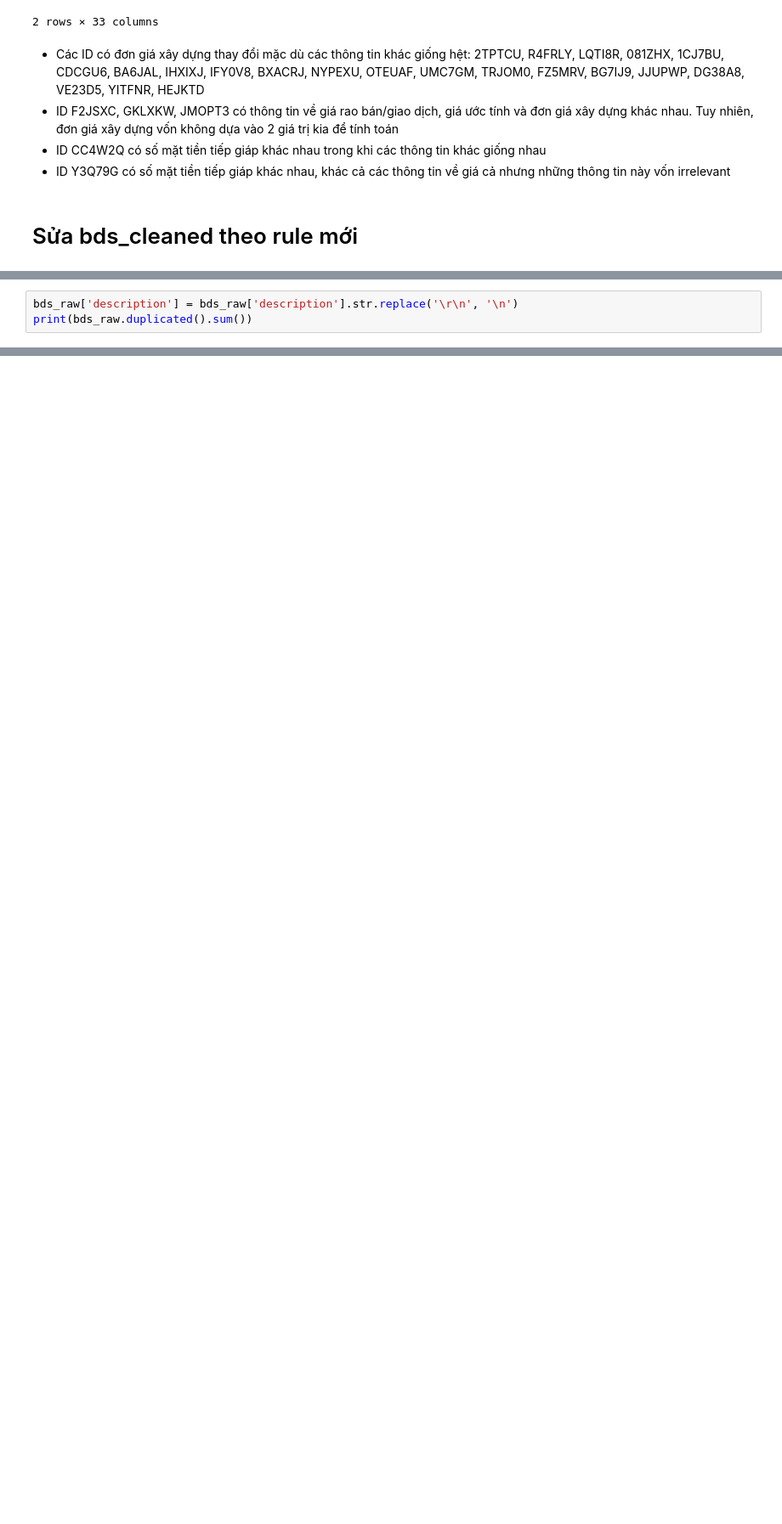
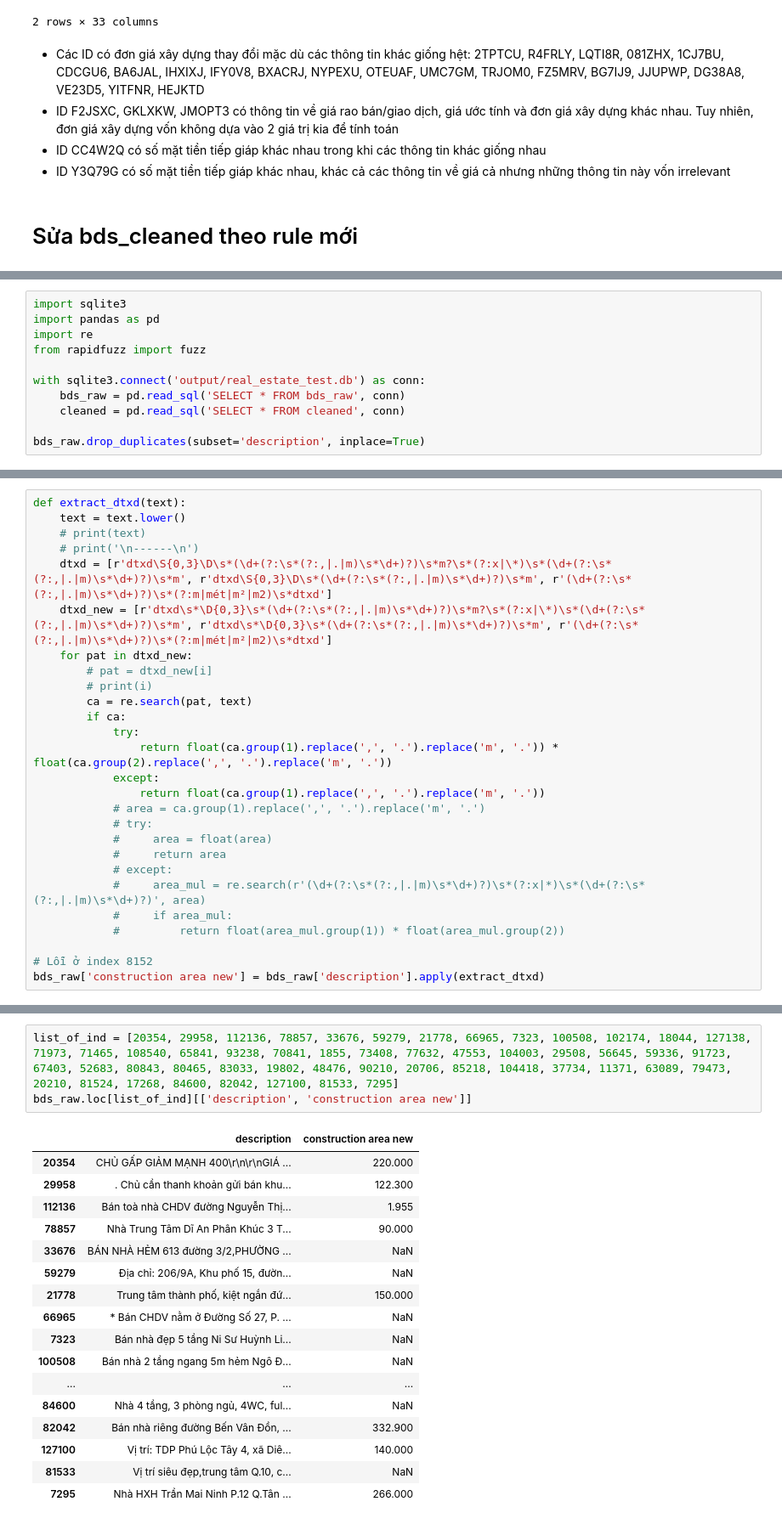
Before and after one commit to PhamMaiLinh-2403/estates-app, a Jupyter notebook: test_cua_pml.ipynb, the cells around one changed output, grey strips where cells are left out. Shown at 85% size. Saved outputs shown, nothing was run; the diff lists cells and outputs as text; blank space fills up the shorter version.

```diff
--- a/test_cua_pml.ipynb
+++ b/test_cua_pml.ipynb
@@ -366,3 +334,0 @@ bds_raw.shape[0]
-# %%
-bds_raw['description'] = bds_raw['description'].str.replace('\r\n', '\n')
-print(bds_raw.duplicated().sum())
@@ -370,0 +335,11 @@ print(bds_raw.duplicated().sum())
+# %%
+import sqlite3
+import pandas as pd
+import re
+from rapidfuzz import fuzz
+
+with sqlite3.connect('output/real_estate_test.db') as conn:
+    bds_raw = pd.read_sql('SELECT * FROM bds_raw', conn)
+    cleaned = pd.read_sql('SELECT * FROM cleaned', conn)
+
+bds_raw.drop_duplicates(subset='description', inplace=True)
@@ -375,0 +417,27 @@ bds_raw[bds_raw['description'].str.lower().str.contains('xd1\d+\s*m')].shape[0]
+# %%
+def extract_dtxd(text):
+    text = text.lower()
+    # print(text)
+    # print('\n------\n')
+    dtxd = [r'dtxd\S{0,3}\D\s*(\d+(?:\s*(?:,|.|m)\s*\d+)?)\s*m?\s*(?:x|\*)\s*(\d+(?:\s*(?:,|.|m)\s*\d+)?)\s*m', r'dtxd\S{0,3}\D\s*(\d+(?:\s*(?:,|.|m)\s*\d+)?)\s*m', r'(\d+(?:\s*(?:,|.|m)\s*\d+)?)\s*(?:m|mét|m²|m2)\s*dtxd']
+    dtxd_new = [r'dtxd\s*\D{0,3}\s*(\d+(?:\s*(?:,|.|m)\s*\d+)?)\s*m?\s*(?:x|\*)\s*(\d+(?:\s*(?:,|.|m)\s*\d+)?)\s*m', r'dtxd\s*\D{0,3}\s*(\d+(?:\s*(?:,|.|m)\s*\d+)?)\s*m', r'(\d+(?:\s*(?:,|.|m)\s*\d+)?)\s*(?:m|mét|m²|m2)\s*dtxd']
+    for pat in dtxd_new:
+        # pat = dtxd_new[i]
+        # print(i)
+        ca = re.search(pat, text)
+        if ca:
+            try:
+                return float(ca.group(1).replace(',', '.').replace('m', '.')) * float(ca.group(2).replace(',', '.').replace('m', '.'))
+            except:
+                return float(ca.group(1).replace(',', '.').replace('m', '.'))
+            # area = ca.group(1).replace(',', '.').replace('m', '.')
+            # try:
+            #     area = float(area)
+            #     return area
+            # except:
+            #     area_mul = re.search(r'(\d+(?:\s*(?:,|.|m)\s*\d+)?)\s*(?:x|*)\s*(\d+(?:\s*(?:,|.|m)\s*\d+)?)', area)
+            #     if area_mul:
+            #         return float(area_mul.group(1)) * float(area_mul.group(2))
+
+# Lỗi ở index 8152
+bds_raw['construction area new'] = bds_raw['description'].apply(extract_dtxd)
@@ -375,0 +450,21 @@ bds_raw[bds_raw['description'].str.lower().str.contains('xd1\d+\s*m')].shape[0]
+# %%
+list_of_ind = [20354, 29958, 112136, 78857, 33676, 59279, 21778, 66965, 7323, 100508, 102174, 18044, 127138, 71973, 71465, 108540, 65841, 93238, 70841, 1855, 73408, 77632, 47553, 104003, 29508, 56645, 59336, 91723, 67403, 52683, 80843, 80465, 83033, 19802, 48476, 90210, 20706, 85218, 104418, 37734, 11371, 63089, 79473, 20210, 81524, 17268, 84600, 82042, 127100, 81533, 7295]
+bds_raw.loc[list_of_ind][['description', 'construction area new']]
+# %% [output]
+|  | description | construction area new |
+| 20354 | CHỦ GẤP GIẢM MẠNH 400\r\n\r\nGIÁ ... | 220.000 |
+| 29958 | . Chủ cần thanh khoản gửi bán khu... | 122.300 |
+| 112136 | Bán toà nhà CHDV đường Nguyễn Thị... | 1.955 |
+| 78857 | Nhà Trung Tâm Dĩ An Phân Khúc 3 T... | 90.000 |
+| 33676 | BÁN NHÀ HẺM 613 đường 3/2,PHƯỜNG ... | NaN |
+| 59279 | Địa chỉ: 206/9A, Khu phố 15, đườn... | NaN |
+| 21778 | Trung tâm thành phố, kiệt ngắn đứ... | 150.000 |
+| 66965 | * Bán CHDV nằm ở Đường Số 27, P. ... | NaN |
+| 7323 | Bán nhà đẹp 5 tầng Ni Sư Huỳnh Li... | NaN |
+| 100508 | Bán nhà 2 tầng ngang 5m hẻm Ngô Đ... | NaN |
+| ... | ... | ... |
+| 84600 | Nhà 4 tầng, 3 phòng ngủ, 4WC, ful... | NaN |
+| 82042 | Bán nhà riêng đường Bến Vân Đồn, ... | 332.900 |
+| 127100 | Vị trí: TDP Phú Lộc Tây 4, xã Diê... | 140.000 |
+| 81533 | Vị trí siêu đẹp,trung tâm Q.10, c... | NaN |
+| 7295 | Nhà HXH Trần Mai Ninh P.12 Q.Tân ... | 266.000 |
```
Also changed, not shown: parts of 9 cells of this notebook, 1 other file.
